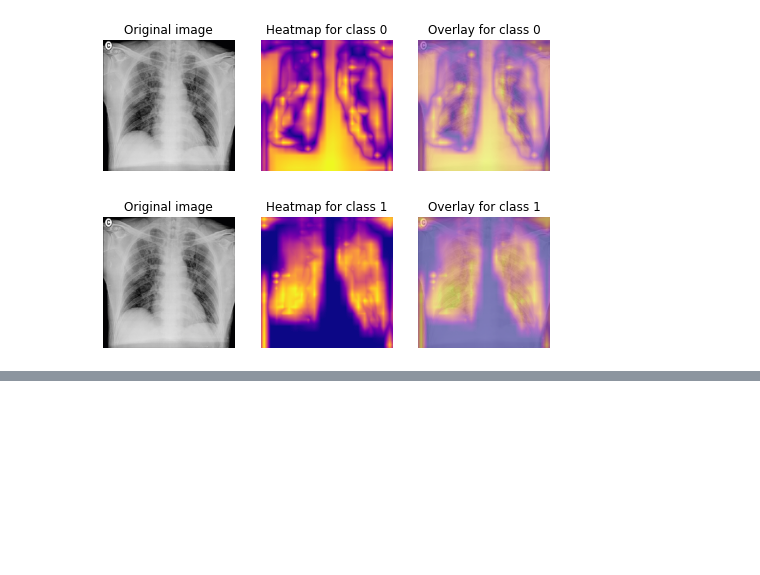
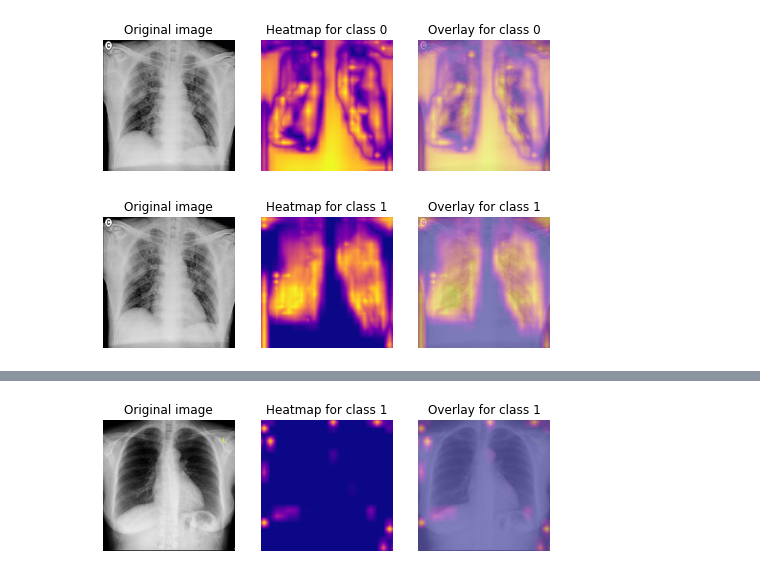
Before and after one commit to r0cketr1kky/COVID-19_X-Ray, a Jupyter notebook: ScoreCAM.ipynb, the cells around one changed output, grey strips where cells are left out. Drawn from its saved outputs; the diff is of its cells as text; code cells hidden in the pictures; blank space fills up the shorter version.

```diff
--- a/ScoreCAM.ipynb
+++ b/ScoreCAM.ipynb
@@ -264,0 +279,4 @@ draw_original_and_heatmap(1)
+# %%
+draw_original_and_heatmap(1)
+# %% [output]
+[figure, added]
```
Also changed, not shown: parts of 3 cells of this notebook.
